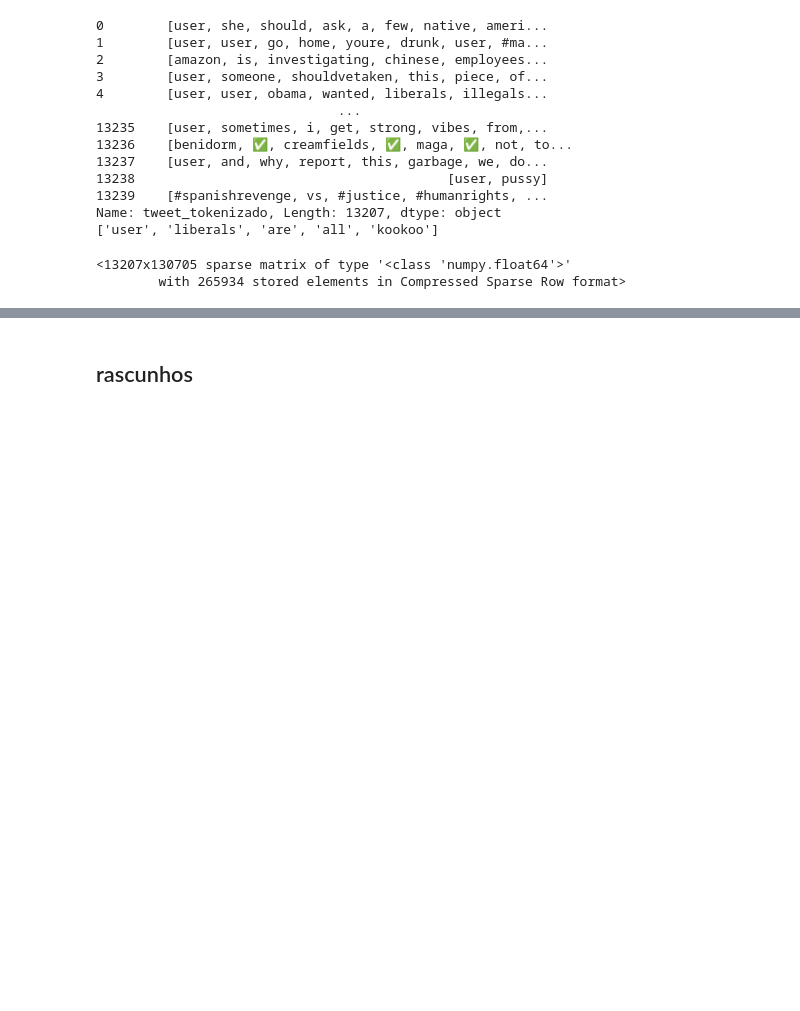
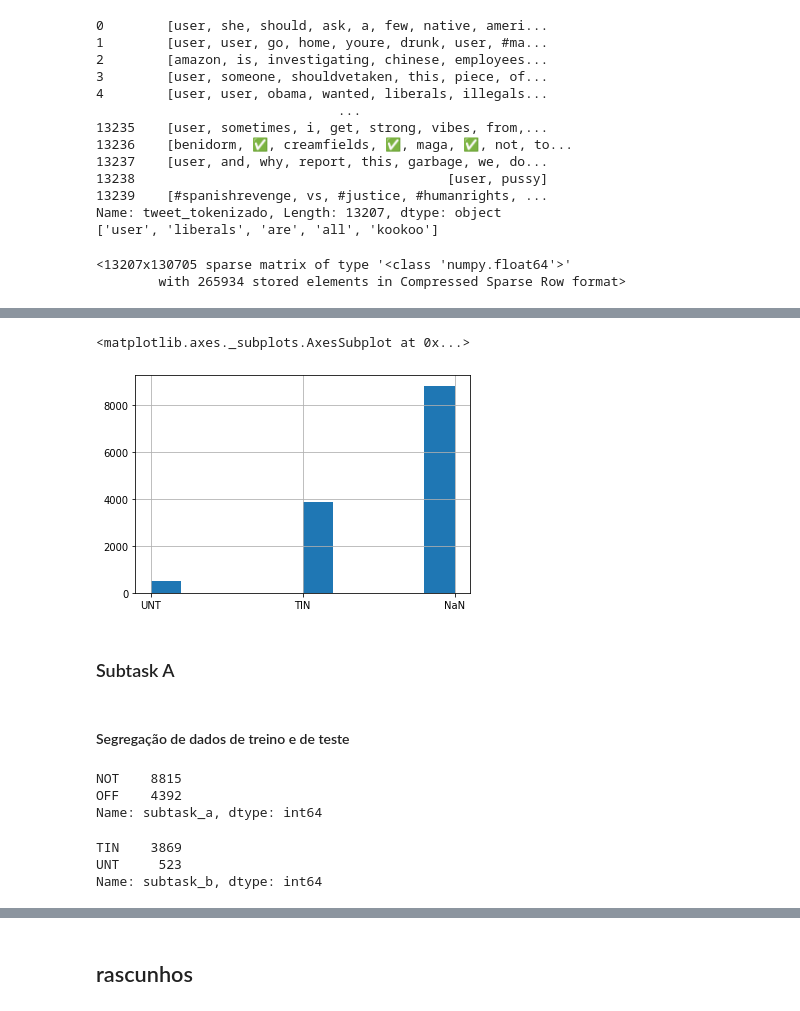
Before and after one commit to eduardodut/Mineracao_dados_textos_web, a Jupyter notebook: projeto01_equipe01.ipynb, the cells around one changed output, grey strips where cells are left out. Cells and saved outputs as stored; diff of their text form; code cells hidden in the pictures; blank space fills up the shorter version.

```diff
--- a/projeto01_equipe01.ipynb
+++ b/projeto01_equipe01.ipynb
@@ -627,0 +727,21 @@ vetorizacao_bigram
+# %%
+tweets.subtask_b.fillna("NaN").hist()
+# %% [output]
+<matplotlib.axes._subplots.AxesSubplot at 0x...>
+[figure, added]
+# %% [markdown]
+### Subtask A
+# %% [markdown]
+#### Segregação de dados de treino e de teste
+# %%
+tweets.subtask_a.value_counts()
+# %% [output]
+NOT    8815
+OFF    4392
+Name: subtask_a, dtype: int64
+# %%
+tweets.subtask_b.value_counts()
+# %% [output]
+TIN    3869
+UNT     523
+Name: subtask_b, dtype: int64
```
Also changed, not shown: parts of 24 cells of this notebook.
